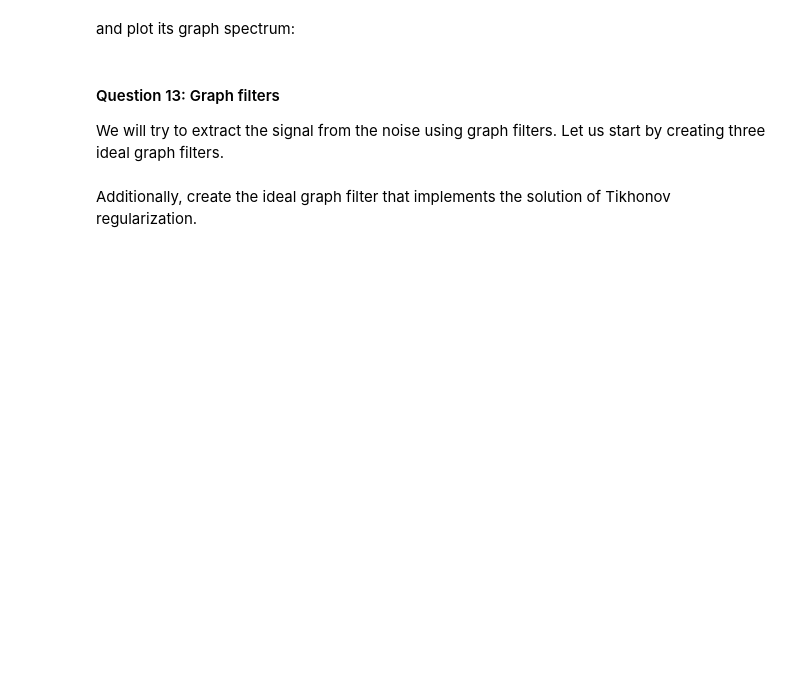
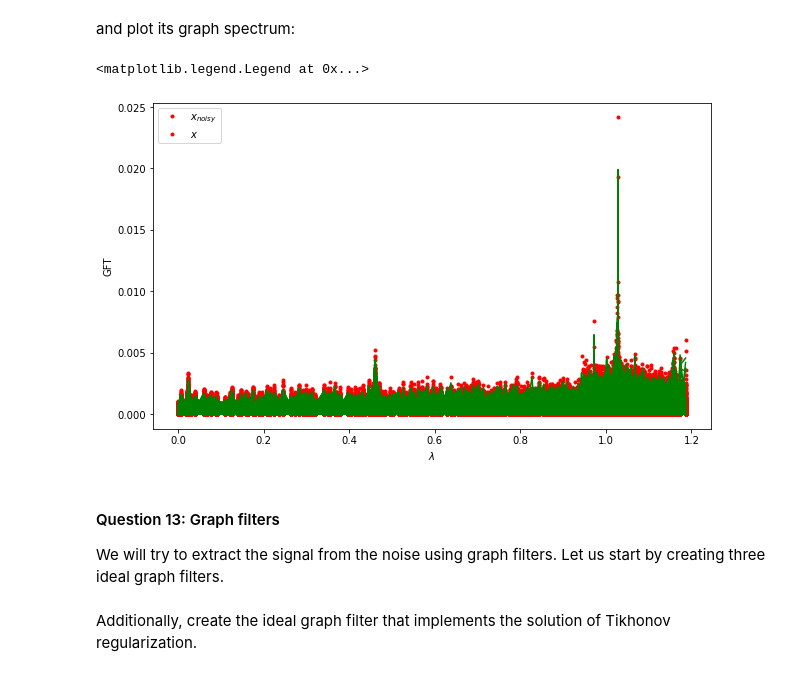
Before and after one commit to caralen/ntds_2019, a Jupyter notebook: assignments/2_learning_with_graphs.ipynb, the cells around one changed output. Drawn from its saved outputs; the diff is of its cells as text; code cells hidden in the pictures; blank space fills up the shorter version.

Commit message:
Finished Part 2: Graph Signal Processing

```diff
--- a/assignments/2_learning_with_graphs.ipynb
+++ b/assignments/2_learning_with_graphs.ipynb
@@ -554,10 +561,10 @@ Create a function to compute the Graph Fourier Transform (GFT) of a graph signal
 **Note**: You can assume that you have internal access to the eigendecomposition (`U` and `lam`) of the laplacian.
 # %%
 def GFT(signal: np.ndarray):
-    # Your code here
+    return U.T * signal
 
 def iGFT(fourier_coefficients: np.ndarray):
-    # Your code here
+    return U * fourier_coefficients
 # %% [markdown]
 Now, let's create a graph signal:
 # %%
@@ -575,10 +584,13 @@ and plot its graph spectrum:
 # %%
 plt.figure(figsize=(10, 6))
 plt.plot(lam, np.abs(GFT(x_noisy)), 'r.')
 plt.plot(lam, np.abs(GFT(x)), 'g-')
 plt.xlabel('$\lambda$')
 plt.ylabel('GFT')
-plt.legend(['$x_{noisy}$', '$x$'])
+plt.legend(['$x_{noisy}$', '$x$'], loc = 'upper left');
+# %% [output]
+<matplotlib.legend.Legend at 0x...>
+[figure, added]
 # %% [markdown]
 #### Question 13: Graph filters
 
```
Also changed, not shown: parts of 18 cells of this notebook.
